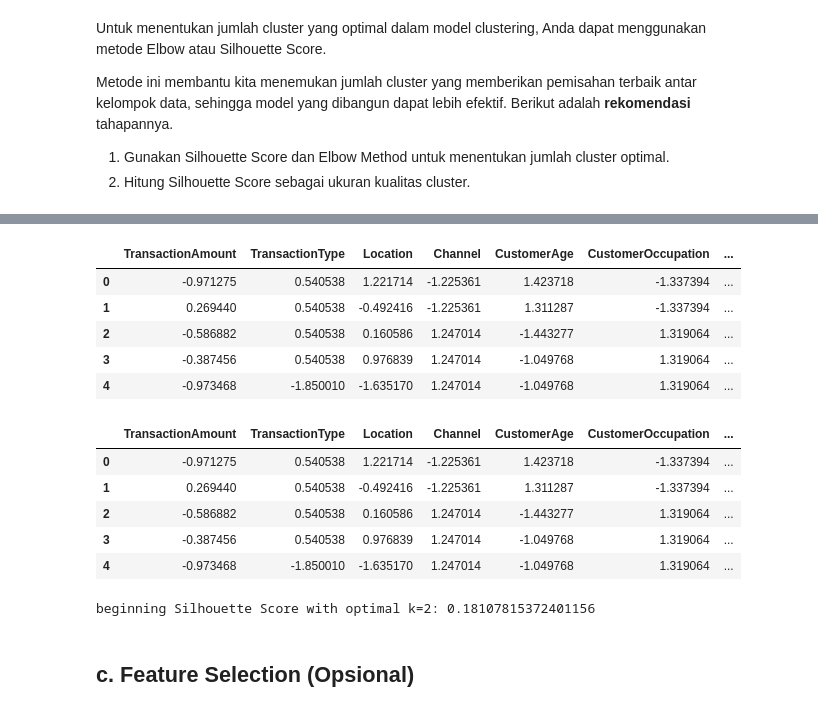
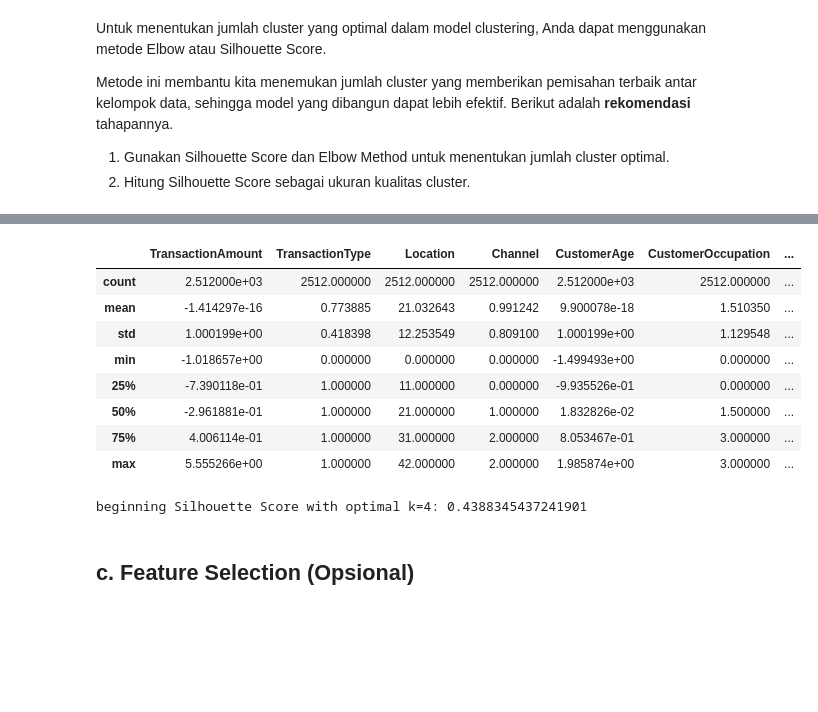
Before and after one commit to FendyDeveloper/Bank-Transaction-Dataset-for-Fraud-Detection, a Jupyter notebook: [Clustering]_Submission_Akhir_BMLP_Fendy_Rahmat.ipynb, the cells around one changed output, grey strips where cells are left out. Drawn from its saved outputs; the diff is of its cells as text; code cells hidden in the pictures; blank space fills up the shorter version.

```diff
--- a/[Clustering]_Submission_Akhir_BMLP_Fendy_Rahmat.ipynb
+++ b/[Clustering]_Submission_Akhir_BMLP_Fendy_Rahmat.ipynb
@@ -408,16 +408,12 @@ df.head()
 | 3 | 184.50 | Debit | Raleigh | Online | 26 | Student | ... |
 | 4 | 13.45 | Credit | Atlanta | Online | 26 | Student | ... |
 # %%
-# Simpan objek LabelEncoder dan scaler
+# Simpan objek LabelEncoder
 encoders = {}
-scalers = {}
 for column in categorical_features:
     le = LabelEncoder()
-    scaler = StandardScaler()
     df[column] = le.fit_transform(df[column])
-    df[column] = scaler.fit_transform(df[[column]])
     encoders[column] = le
-    scalers[column] = scaler
 # %%
 # Normaliasasi data numerik
 scaler = StandardScaler()
@@ -463,16 +481,12 @@ df.head()
 from yellowbrick.cluster import KElbowVisualizer
 import matplotlib.pyplot as plt
 
-# Inisialisasi visualizer KElbow untuk menentukan jumlah cluster optimal
-visualizer = KElbowVisualizer(kmeans, k=(2, 10), metric='silhouette')
+kmeans = KMeans(random_state=42)
 
-# Fit visualizer dengan data untuk menemukan jumlah cluster optimal
-visualizer.fit(df)
-
-# Menampilkan grafik elbow untuk analisis
-visualizer.show()
-
-optimal_k = visualizer.elbow_value_
-
-print("Jumlah Cluster Optimal:", optimal_k)
+# Gunakan Elbow Method untuk menentukan jumlah cluster optimal
+visualizer = KElbowVisualizer(kmeans, k=(2, 10), metric='distortion')  # 'distortion' untuk inersia
+visualizer.fit(df)  # Fit visualizer dengan data
+visualizer.show()   # Tampilkan grafik Elbow
+optimal_k = visualizer.elbow_value_  # Ambil nilai k optimal
+print("Jumlah Cluster Optimal (Elbow Method):", optimal_k)
 # %% [output]
@@ -484,9 +531,12 @@ kmeans = KMeans(n_clusters=optimal_k, random_state=42)
 # %%
-df.head()
+df.describe()
 # %% [output]
 |  | TransactionAmount | TransactionType | Location | Channel | CustomerAge | CustomerOccupation | ... |
-| 0 | -0.971275 | 0.540538 | 1.221714 | -1.225361 | 1.423718 | -1.337394 | ... |
-| 1 | 0.269440 | 0.540538 | -0.492416 | -1.225361 | 1.311287 | -1.337394 | ... |
-| 2 | -0.586882 | 0.540538 | 0.160586 | 1.247014 | -1.443277 | 1.319064 | ... |
-| 3 | -0.387456 | 0.540538 | 0.976839 | 1.247014 | -1.049768 | 1.319064 | ... |
-| 4 | -0.973468 | -1.850010 | -1.635170 | 1.247014 | -1.049768 | 1.319064 | ... |
+| count | 2.512000e+03 | 2512.000000 | 2512.000000 | 2512.000000 | 2.512000e+03 | 2512.000000 | ... |
+| mean | -1.414297e-16 | 0.773885 | 21.032643 | 0.991242 | 9.900078e-18 | 1.510350 | ... |
+| std | 1.000199e+00 | 0.418398 | 12.253549 | 0.809100 | 1.000199e+00 | 1.129548 | ... |
+| min | -1.018657e+00 | 0.000000 | 0.000000 | 0.000000 | -1.499493e+00 | 0.000000 | ... |
+| 25% | -7.390118e-01 | 1.000000 | 11.000000 | 0.000000 | -9.935526e-01 | 0.000000 | ... |
+| 50% | -2.961881e-01 | 1.000000 | 21.000000 | 1.000000 | 1.832826e-02 | 1.500000 | ... |
+| 75% | 4.006114e-01 | 1.000000 | 31.000000 | 2.000000 | 8.053467e-01 | 3.000000 | ... |
+| max | 5.555266e+00 | 1.000000 | 42.000000 | 2.000000 | 1.985874e+00 | 3.000000 | ... |
@@ -495,18 +543,9 @@ df['Cluster'] = kmeans.fit_predict(df)
-# %%
-df.head()
-# %% [output]
-|  | TransactionAmount | TransactionType | Location | Channel | CustomerAge | CustomerOccupation | ... |
-| 0 | -0.971275 | 0.540538 | 1.221714 | -1.225361 | 1.423718 | -1.337394 | ... |
-| 1 | 0.269440 | 0.540538 | -0.492416 | -1.225361 | 1.311287 | -1.337394 | ... |
-| 2 | -0.586882 | 0.540538 | 0.160586 | 1.247014 | -1.443277 | 1.319064 | ... |
-| 3 | -0.387456 | 0.540538 | 0.976839 | 1.247014 | -1.049768 | 1.319064 | ... |
-| 4 | -0.973468 | -1.850010 | -1.635170 | 1.247014 | -1.049768 | 1.319064 | ... |
 # %%
 # Evaluasi final model
 beginning_silhouette_avg = silhouette_score(df, df['Cluster'])
 print(f"beginning Silhouette Score with optimal k={visualizer.elbow_value_}: {beginning_silhouette_avg}")
 # %% [output]
-beginning Silhouette Score with optimal k=2: 0.18107815372401156
+beginning Silhouette Score with optimal k=4: 0.4388345437241901
 # %% [markdown]
 ## **c. Feature Selection (Opsional)**
 # %% [markdown]
```
Also changed, not shown: parts of 14 cells of this notebook.
